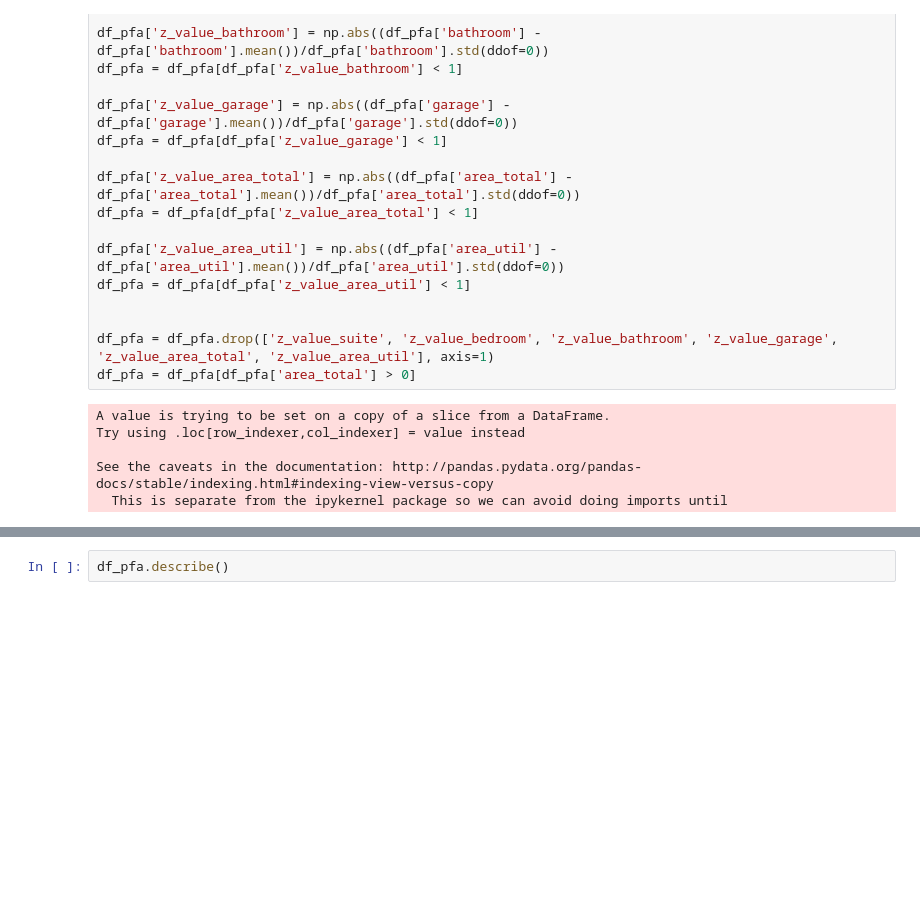
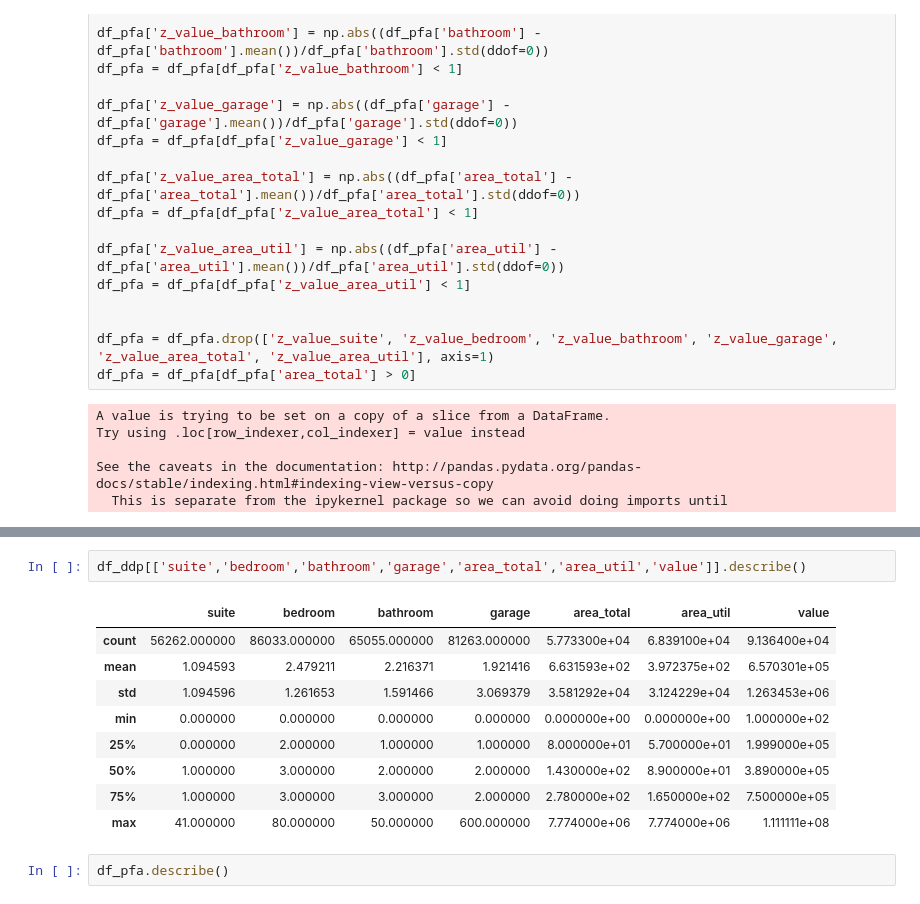
Before and after one commit to nuttheguitar/realties_datasprints, a Jupyter notebook: EDA.ipynb, the cells around one changed output, grey strips where cells are left out. Drawn from its saved outputs; the diff is of its cells as text; blank space fills up the shorter version.

```diff
--- a/EDA.ipynb
+++ b/EDA.ipynb
@@ -830,3 +817,15 @@ Text(0.5, 1.0, 'Area Util Distribution')
+# %%
+df_ddp[['suite','bedroom','bathroom','garage','area_total','area_util','value']].describe()
+# %% [output]
+|  | suite | bedroom | bathroom | garage | area_total | area_util | value |
+| count | 56262.000000 | 86033.000000 | 65055.000000 | 81263.000000 | 5.773300e+04 | 6.839100e+04 | 9.136400e+04 |
+| mean | 1.094593 | 2.479211 | 2.216371 | 1.921416 | 6.631593e+02 | 3.972375e+02 | 6.570301e+05 |
+| std | 1.094596 | 1.261653 | 1.591466 | 3.069379 | 3.581292e+04 | 3.124229e+04 | 1.263453e+06 |
+| min | 0.000000 | 0.000000 | 0.000000 | 0.000000 | 0.000000e+00 | 0.000000e+00 | 1.000000e+02 |
+| 25% | 0.000000 | 2.000000 | 1.000000 | 1.000000 | 8.000000e+01 | 5.700000e+01 | 1.999000e+05 |
+| 50% | 1.000000 | 3.000000 | 2.000000 | 2.000000 | 1.430000e+02 | 8.900000e+01 | 3.890000e+05 |
+| 75% | 1.000000 | 3.000000 | 3.000000 | 2.000000 | 2.780000e+02 | 1.650000e+02 | 7.500000e+05 |
+| max | 41.000000 | 80.000000 | 50.000000 | 600.000000 | 7.774000e+06 | 7.774000e+06 | 1.111111e+08 |
 # %%
 df_pfa.describe()
 # %% [output]
```
Also changed, not shown: parts of 33 cells of this notebook, 3 other files.
